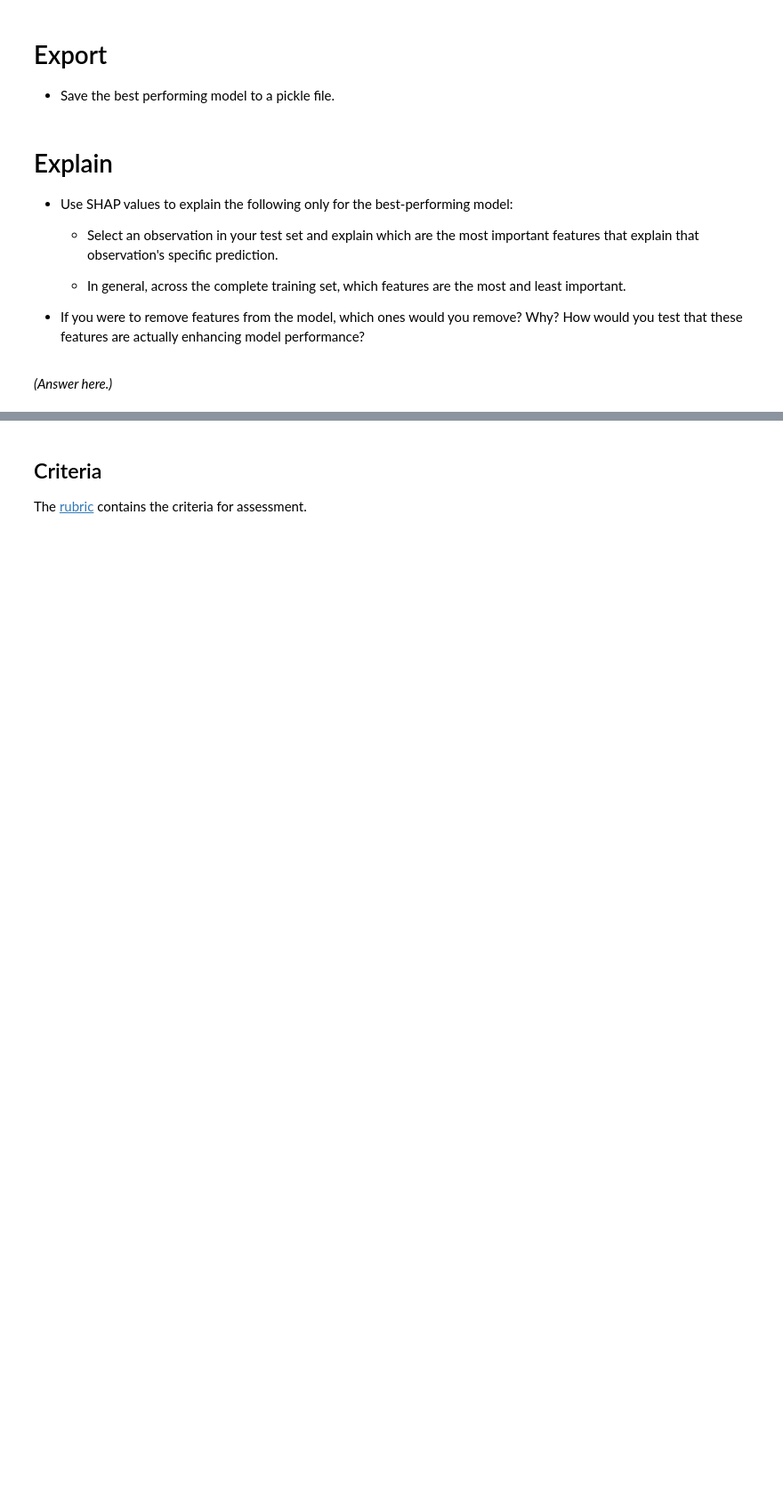
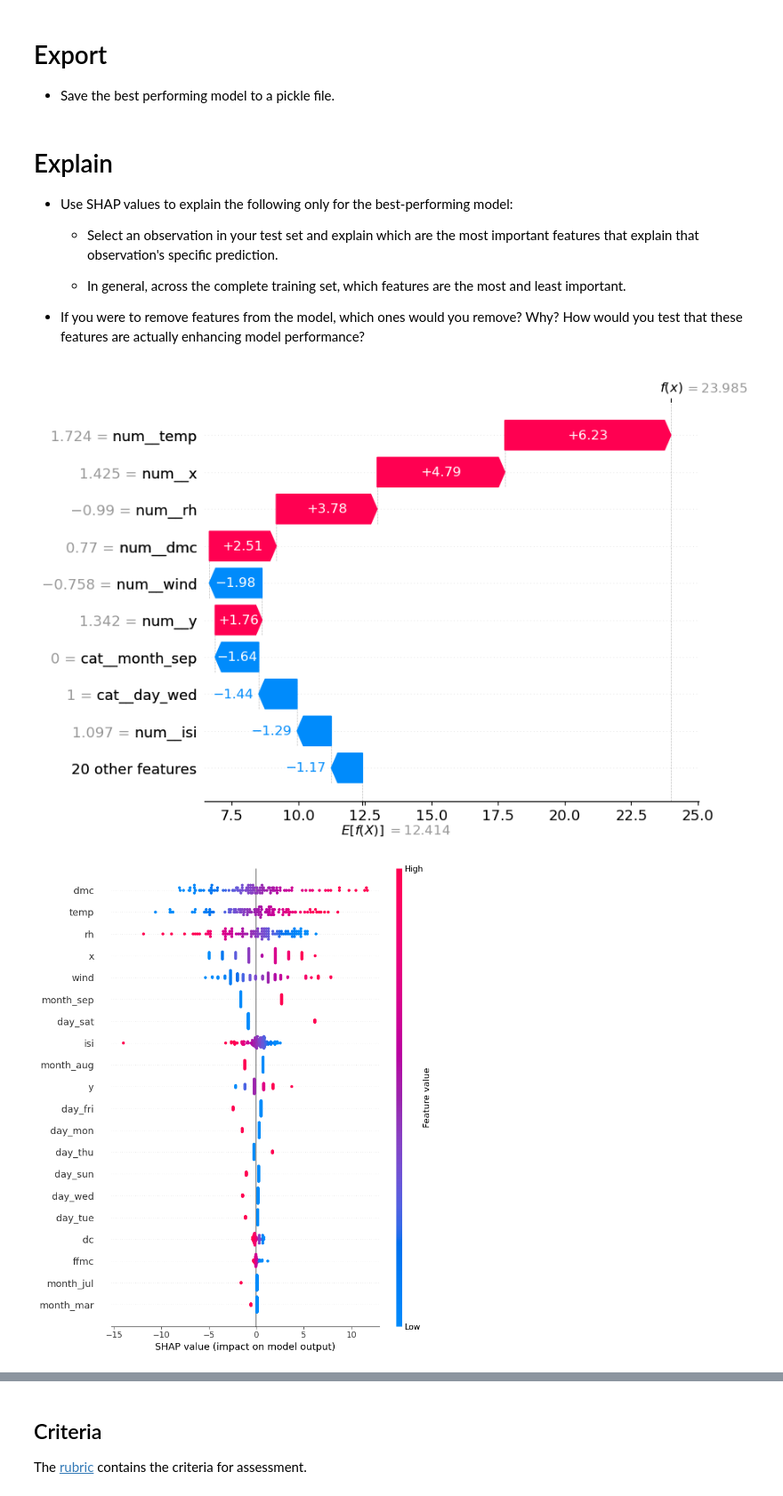
Before and after one commit to JesusSolisR/production, a Jupyter notebook: 02_activities/assignments/assignment_2.ipynb, the cells around one changed output, grey strips where cells are left out. Shown at 89% size. Drawn from its saved outputs; the diff is of its cells as text; code cells hidden in the pictures; blank space fills up the shorter version.

Commit message:
Adding missing SHAP evaluation and explanation

```diff
--- a/02_activities/assignments/assignment_2.ipynb
+++ b/02_activities/assignments/assignment_2.ipynb
@@ -234,10 +235,10 @@ Create a [model pipeline](https://scikit-learn.org/stable/modules/generated/skle
     - Both model choices are up to you, feel free to experiment.
 # %%
 # Pipeline A = preproc1 + baseline
-ridge = Ridge()
+ridge = Ridge(random_state=7)
 
 pipe_a = Pipeline([
-    ('preproc', preproc1),
+    ('preproc1', preproc1),
     ('regressor',ridge)
 ])
 
@@ -255,7 +256,7 @@ Pipeline(steps=[('preproc',
 # %%
 # Pipeline B = preproc2 + baseline
 pipe_b = Pipeline([
-    ('preproc', preproc2),
+    ('preproc2', preproc2),
     ('regressor',ridge)
 ])
 
@@ -277,8 +278,8 @@ Pipeline(steps=[('preproc',
 # %%
 # Pipeline C = preproc1 + advanced model
-rf = RandomForestRegressor()
+rf = RandomForestRegressor(random_state=7)
 pipe_c = Pipeline([
-    ('preproc', preproc1),
+    ('preproc1', preproc1),
     ('regressor',rf)
 ])
 
@@ -296,7 +297,7 @@ Pipeline(steps=[('preproc',
 # %%
 # Pipeline D = preproc2 + advanced model
 pipe_d = Pipeline([
-    ('preproc', preproc2),
+    ('preproc2', preproc2),
     ('regressor',rf)
 ])
 
@@ -536,2 +535,14 @@ with open('best_forest_fire_model.pkl', 'wb') as f:
-# %% [markdown]
-*(Answer here.)*
+# %%
+best_model = best_models['pipe_a']
+x_preprocessed = best_model.named_steps['preproc1'].transform(X_test)
+model = best_model.named_steps['regressor']
+feature_names = np.concatenate([numerical_columns, best_model.named_steps['preproc1'].named_transformers_['cat'].get_feature_names_out(categorical_columns)])
+
+explainer = shap.Explainer(model, x_preprocessed,feature_names = best_model.named_steps['preproc1'].get_feature_names_out())
+
+shap_values = explainer(x_preprocessed)
+shap.plots.waterfall(shap_values[2])
+shap.summary_plot(shap_values, features=x_preprocessed, feature_names=feature_names)
+# %% [output]
+[figure, added]
+[figure, added]
```
Also changed, not shown: parts of 14 cells of this notebook, 1 other file.
